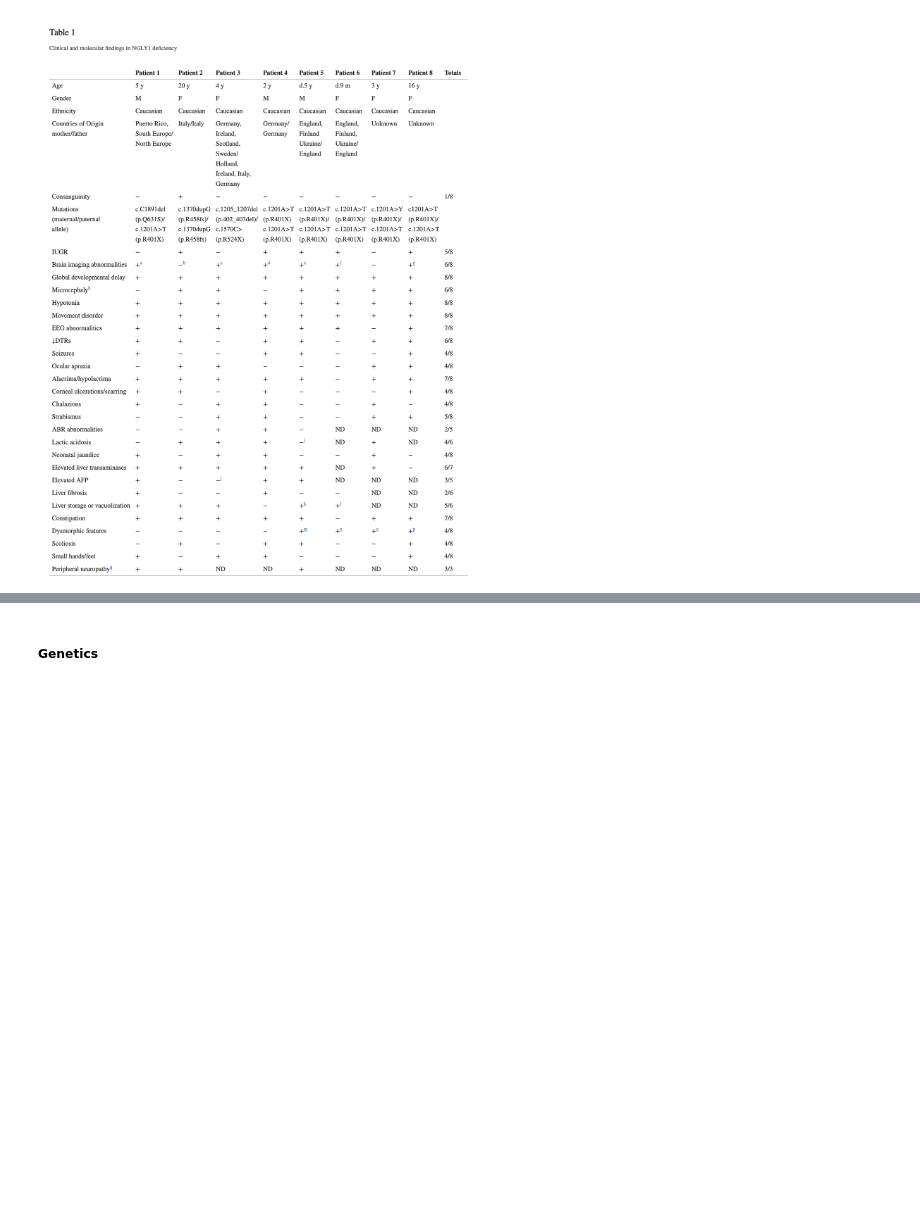
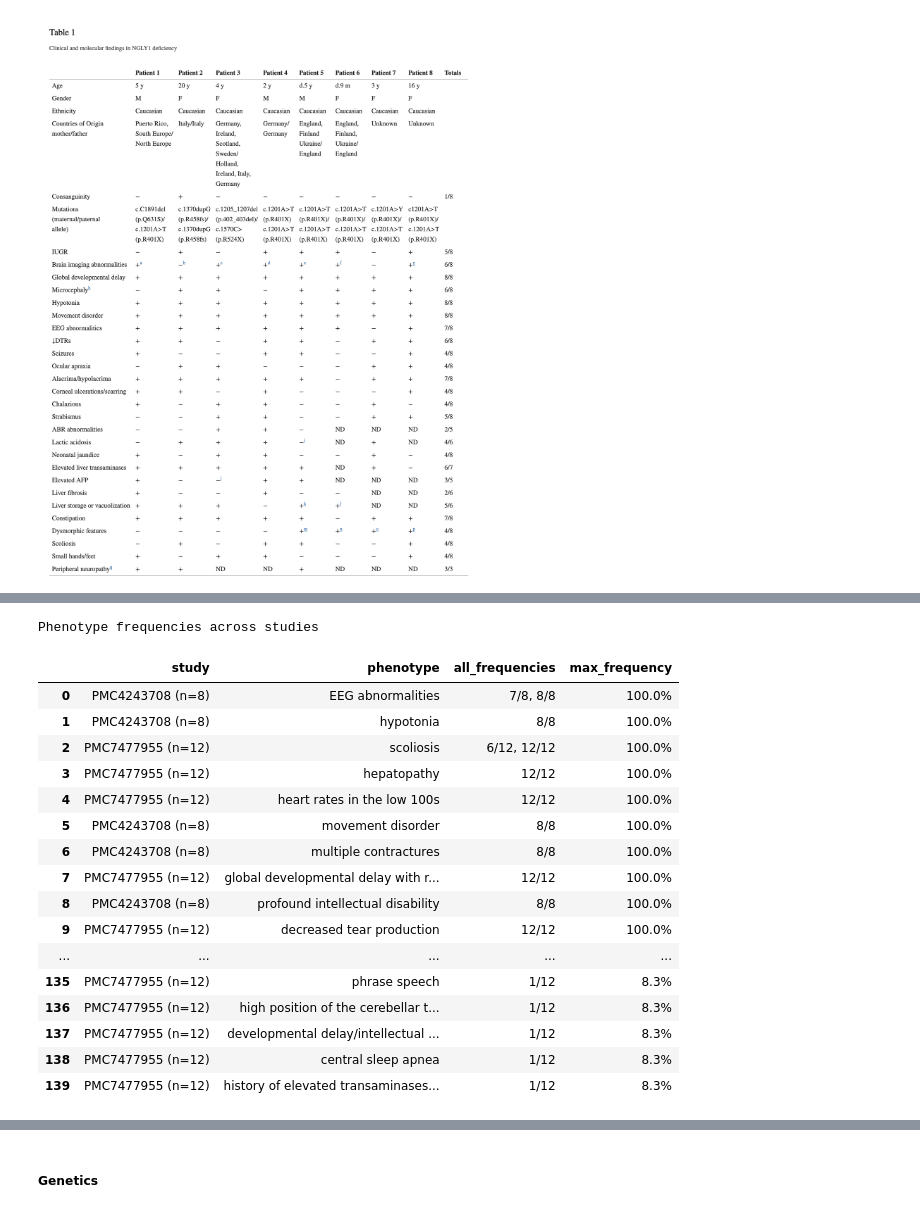
Before and after one commit to eric-czech/ngly1-gpt, a Jupyter notebook: ngly1_gpt/notebooks/patient_extraction.ipynb, the cells around one changed output, grey strips where cells are left out. Drawn from its saved outputs; the diff is of its cells as text; code cells hidden in the pictures; blank space fills up the shorter version.

Commit message:
Adding phenotype frequency analysis

```diff
--- a/ngly1_gpt/notebooks/patient_extraction.ipynb
+++ b/ngly1_gpt/notebooks/patient_extraction.ipynb
@@ -219,3 +230,11 @@ patient_records.groupby(['doc_id', 'patient_accession']).apply(lambda g: g.notnu
 |  | 11 | 11 | X | X | X |  |  | X | ... |
 |  | 12 | 12 | X | X | X |  |  | X | ... |
 |  | ALL | 21 | X | X | X | X | X | X | ... |
+# %%
+study_size = (
+    patient_records
+    .pipe(lambda df: df[pd.to_numeric(df['patient_accession'], errors='coerce').notnull()])
+    .groupby(['doc_id'])['patient_accession']
+    .nunique()
+)
+study_size
@@ -464,0 +491,4 @@ Image("ngly1_gpt/notebooks/images/PMC4243708_table_1.png", width=1200)
+# %%
+phenotype_frequencies = pd.read_csv(utils.get_paths().output_data / "phenotype_frequencies.tsv", sep='\t')
+phenotype_frequencies.info()
+phenotype_frequencies.head(25)
@@ -464,0 +523,48 @@ Image("ngly1_gpt/notebooks/images/PMC4243708_table_1.png", width=1200)
+# %%
+def apply_style(df, title):
+    return (
+        df
+        .style
+        .applymap(lambda v: utils.study_style(v), subset='study')
+        .applymap(lambda v: 'background-color: #7f7f7f; color: white', subset=['phenotype', 'all_frequencies'])
+        .bar(subset=['max_frequency'], color='#17becf')
+        .format('{:.1%}', subset=['max_frequency'])
+        .set_caption(title)
+    )
+
+(
+    phenotype_frequencies
+    .pipe(lambda df: df[~df['phenotype'].str.contains('NGLY1')])
+    .assign(n_study_patients=lambda df: df['doc_id'].map(study_size))
+    .assign(frequency=lambda df: df['n_patients'] / df['n_study_patients'])
+    .assign(frequency_str=lambda df: df.apply(lambda r: f"{r['n_patients']}/{r['n_study_patients']}", axis=1))
+    .assign(study=lambda df: df['doc_id'] + ' (n=' + df['n_study_patients'].astype(str) + ')')
+    .groupby(['study', 'phenotype'])
+    .agg(
+        all_frequencies=('frequency_str', 'unique'),
+        max_frequency=('frequency', 'max'),
+    )
+    .assign(all_frequencies=lambda df: df['all_frequencies'].apply(lambda v: ", ".join(v)))
+    .sort_values('max_frequency', ascending=False)
+    .reset_index()
+    .pipe(apply_style, title='Phenotype frequencies across studies')
+)
+# %% [output]
+Phenotype frequencies across studies
+|  | study | phenotype | all_frequencies | max_frequency |
+| 0 | PMC4243708 (n=8) | EEG abnormalities | 7/8, 8/8 | 100.0% |
+| 1 | PMC4243708 (n=8) | hypotonia | 8/8 | 100.0% |
+| 2 | PMC7477955 (n=12) | scoliosis | 6/12, 12/12 | 100.0% |
+| 3 | PMC7477955 (n=12) | hepatopathy | 12/12 | 100.0% |
+| 4 | PMC7477955 (n=12) | heart rates in the low 100s | 12/12 | 100.0% |
+| 5 | PMC4243708 (n=8) | movement disorder | 8/8 | 100.0% |
+| 6 | PMC4243708 (n=8) | multiple contractures | 8/8 | 100.0% |
+| 7 | PMC7477955 (n=12) | global developmental delay with r... | 12/12 | 100.0% |
+| 8 | PMC4243708 (n=8) | profound intellectual disability | 8/8 | 100.0% |
+| 9 | PMC7477955 (n=12) | decreased tear production | 12/12 | 100.0% |
+| ... | ... | ... | ... | ... |
+| 135 | PMC7477955 (n=12) | phrase speech | 1/12 | 8.3% |
+| 136 | PMC7477955 (n=12) | high position of the cerebellar t... | 1/12 | 8.3% |
+| 137 | PMC7477955 (n=12) | developmental delay/intellectual ... | 1/12 | 8.3% |
+| 138 | PMC7477955 (n=12) | central sleep apnea | 1/12 | 8.3% |
+| 139 | PMC7477955 (n=12) | history of elevated transaminases... | 1/12 | 8.3% |
```
Also changed, not shown: parts of 9 cells of this notebook, 6 other files.
